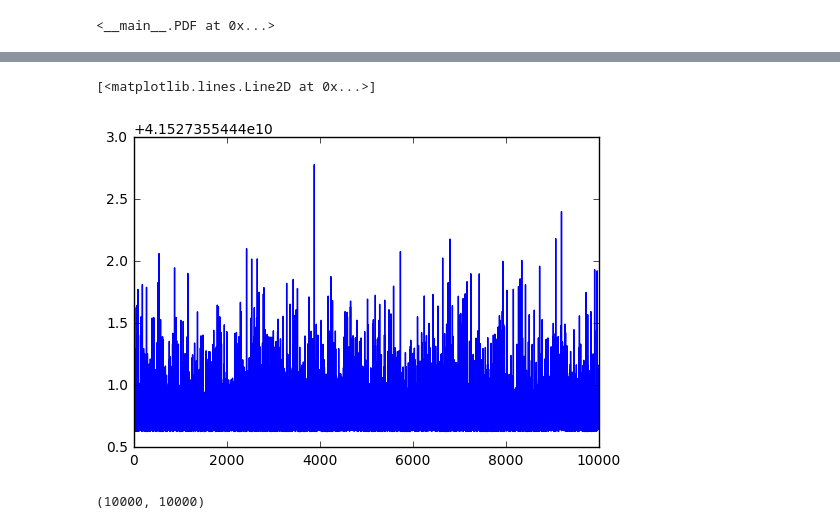
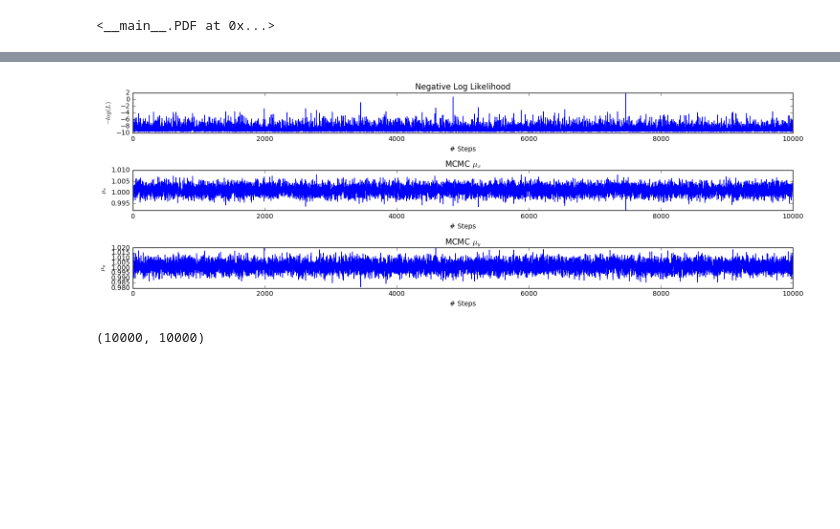
Before and after one commit to yabebalFantaye/BayesSchool2016, a Jupyter notebook: alan_q7.ipynb, the cells around one changed output, grey strips where cells are left out. Saved outputs shown, nothing was run; the diff lists cells and outputs as text; code cells hidden in the pictures; blank space fills up the shorter version.

```diff
--- a/alan_q7.ipynb
+++ b/alan_q7.ipynb
@@ -99,8 +105,26 @@ plt.ylabel('$\mu_y$')
-# %%
-plt.plot(nlogL)
-# %% [output]
-[<matplotlib.lines.Line2D at 0x...>]
-[figure, removed]
+# %%
+fig,ax=plt.subplots(figsize=(15,5))
+plt.subplot(3,1,1)
+plt.plot(nlogL)
+plt.xlabel('# Steps')
+plt.ylabel('$-log(L)$')
+plt.title('Negative Log Likelihood')
+
+plt.subplot(3,1,2)
+plt.plot(xs)
+plt.xlabel('# Steps')
+plt.ylabel('$\mu_x$')
+plt.title('MCMC $\mu_x$')
+
+plt.subplot(3,1,3)
+plt.plot(ys)
+plt.xlabel('# Steps')
+plt.ylabel('$\mu_y$')
+plt.title('MCMC $\mu_y$')
+
+plt.tight_layout()
+# %% [output]
+[figure, added]
 # %%
 dist = DistanceMetric.get_metric('euclidean')
 nnd=dist.pairwise(d2d)
```
Also changed, not shown: parts of 3 cells of this notebook.
